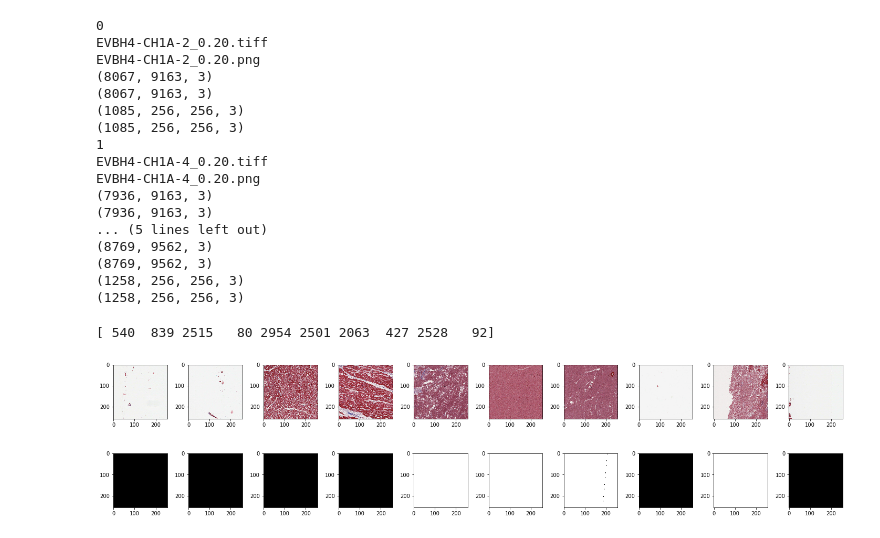
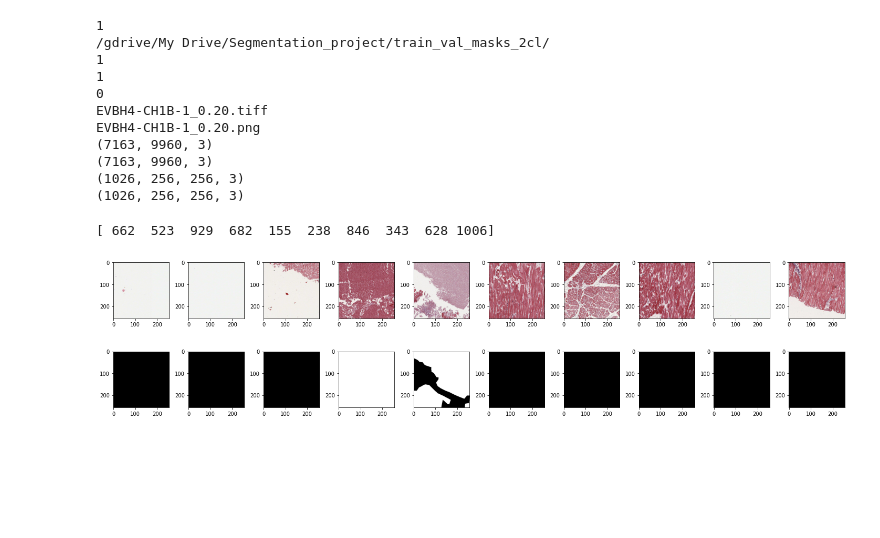
Before and after one commit to AnastasiaTyurinaMSU/Segmentation, a Jupyter notebook: Test_code_for_cropped_dataset.ipynb, the cells around one changed output. Cells and saved outputs as stored; diff of their text form; code cells hidden in the pictures; blank space fills up the shorter version.

```diff
--- a/Test_code_for_cropped_dataset.ipynb
+++ b/Test_code_for_cropped_dataset.ipynb
@@ -130,45 +140,38 @@ def create_dataset(path_img, path_mask, crop_size):
     len_dataset = x_crops_image.shape[0]
     y_crops = np.zeros((len_dataset, 1))
 
-    ind = np.argsort(y_crops, axis=0)
-    x_crops_image[ind,:,:,:].shape
-    x_sort = np.squeeze(x_crops_image[ind,:,:,:])
-    y_sort = y_crops[ind].squeeze(axis=1)
-    x_crops_mask[ind,:,:,:].shape
-    x_sort_mask = np.squeeze(x_crops_mask[ind,:,:,:])
 
-    return x_sort.astype(np.uint8), y_sort.astype(np.uint8), x_sort_mask.astype(np.uint8)
+    x_final = np.squeeze(x_crops_image)
+    x_final_mask = np.squeeze(x_crops_mask)
+
+    return x_final.astype(np.uint8), x_final_mask.astype(np.uint8)
 # %%
-#from google.colab import drive
-#drive.mount('/gdrive')
-path_img = "/Users/anastasia/Desktop/Нейросети/Project/train_val_images/"
-path_mask = "/Users/anastasia/Desktop/Нейросети/Project/train_val_masks/"
+path_img = '/gdrive/My Drive/Segmentation_project/train_val_images/'
+path_mask = '/gdrive/My Drive/Segmentation_project/train_val_masks_2cl/'
+
+#path_img = "/Users/anastasia/Desktop/Нейросети/Project/train_val_images/"
+#path_mask = "/Users/anastasia/Desktop/Нейросети/Project/train_val_masks/"
+
 crop_size = 256
 
-imgs_cropped, y_cropped, masks_cropped = create_dataset(path_img, path_mask, crop_size)
+imgs_cropped, masks_cropped = create_dataset(path_img, path_mask, crop_size)
 # %% [output]
+1
+/gdrive/My Drive/Segmentation_project/train_val_masks_2cl/
+1
+1
 0
-EVBH4-CH1A-2_0.20.tiff
-EVBH4-CH1A-2_0.20.png
-(8067, 9163, 3)
-(8067, 9163, 3)
-(1085, 256, 256, 3)
-(1085, 256, 256, 3)
-1
-EVBH4-CH1A-4_0.20.tiff
-EVBH4-CH1A-4_0.20.png
-(7936, 9163, 3)
-(7936, 9163, 3)
-... (5 lines left out)
-(8769, 9562, 3)
-(8769, 9562, 3)
-(1258, 256, 256, 3)
-(1258, 256, 256, 3)
+EVBH4-CH1B-1_0.20.tiff
+EVBH4-CH1B-1_0.20.png
+(7163, 9960, 3)
+(7163, 9960, 3)
+(1026, 256, 256, 3)
+(1026, 256, 256, 3)
 # %%
-def plot_random_Images(images_arr, mask_arr, y):
+def plot_random_Images(images_arr, mask_arr):
     fig, axes = plt.subplots(2, 10, figsize=(20,5))
     axes = axes.flatten()
-    rand_num = np.random.randint(0, len(y), size=10)
+    rand_num = np.random.randint(0, len(images_arr), size=10)
 
     print(rand_num)
 
@@ -179,7 +182,7 @@ def plot_random_Images(images_arr, mask_arr, y):
     plt.tight_layout()
     plt.show()
 # %%
-plot_random_Images(imgs_cropped, masks_cropped, y_cropped)
+plot_random_Images(imgs_cropped, masks_cropped)
 # %% [output]
-[ 540  839 2515   80 2954 2501 2063  427 2528   92]
+[ 662  523  929  682  155  238  846  343  628 1006]
-[figure, old version]
+[figure, new version]
```
Also changed, not shown: parts of 9 cells of this notebook, 1 other file.
